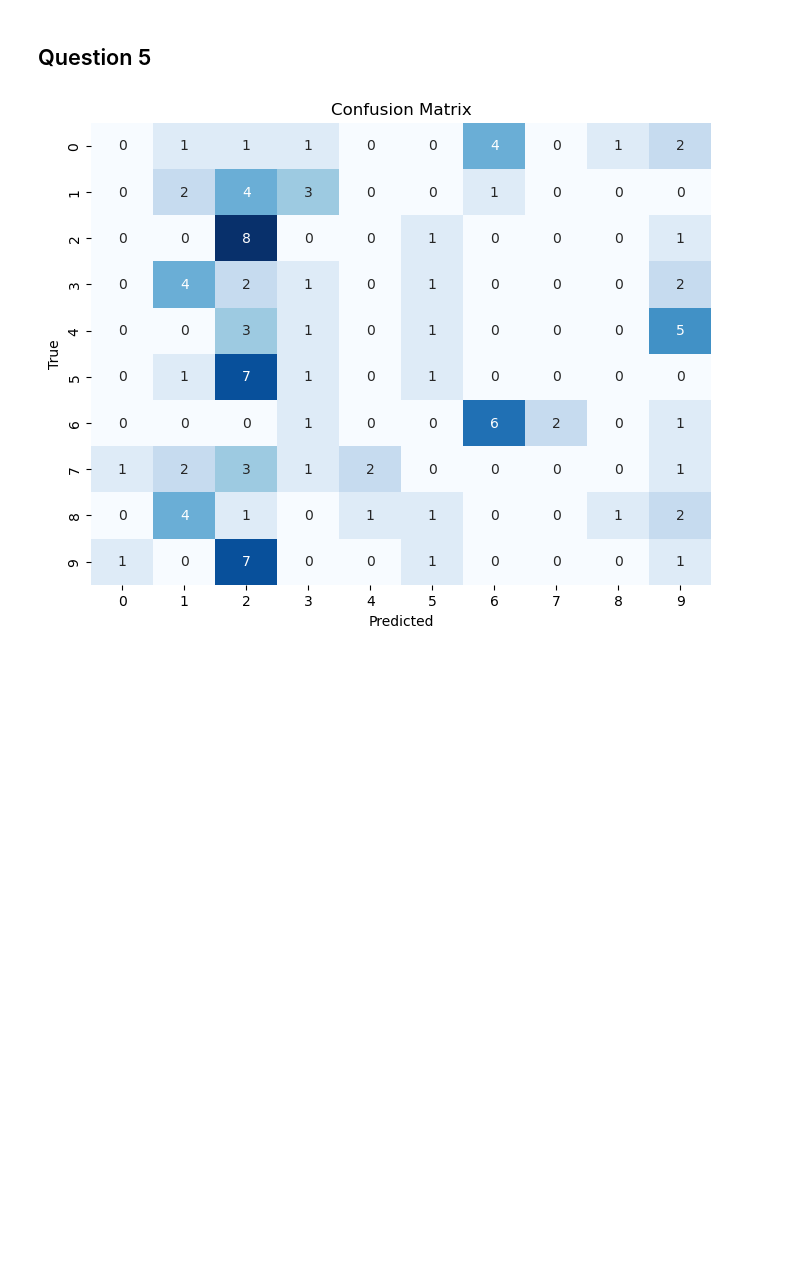
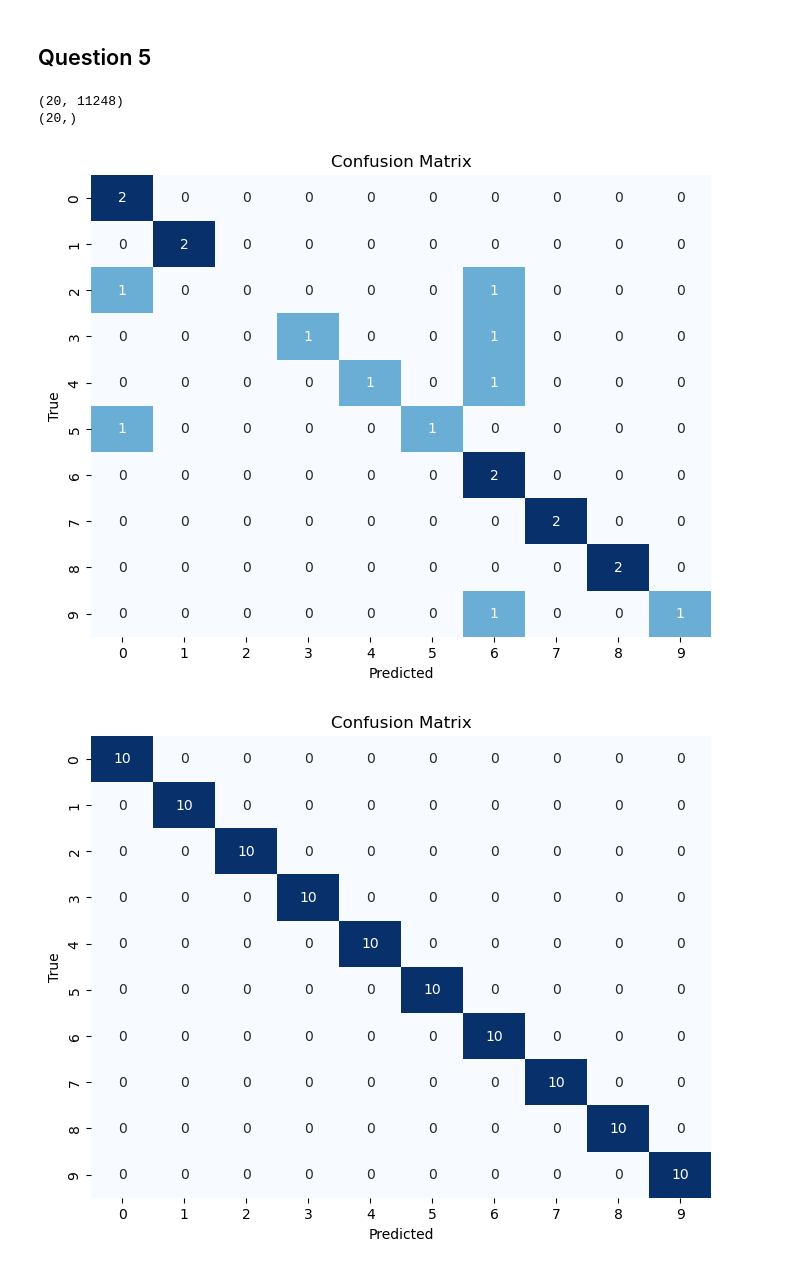
Before and after one commit to MarcoPelazza/CMRM, a Jupyter notebook: Homework1.ipynb, the cells around one changed output. Cells and saved outputs as stored; diff of their text form; code cells hidden in the pictures; blank space fills up the shorter version.

```diff
--- a/Homework1.ipynb
+++ b/Homework1.ipynb
@@ -200,7 +200,8 @@ def compute_feature_vector(x, Fs, N=2048, H=128):
     phase_nov, Fs_nov = compute_phase_novelty(x, N = N, H = H)
     nov_std = np.std(phase_nov)
     nov_mean = np.mean(phase_nov)
-    tempogram = librosa.feature.tempogram(y = x, hop_length = H, sr = Fs) # DA CONTROLLARE
+    #tempogram = librosa.feature.tempogram(y = x, hop_length = H, sr = Fs) # DA CONTROLLARE
+    #downsampled_tempogram = librosa.resample(tempogram, orig_sr = Fs, target_sr = (Fs/2))
     zcr = librosa.feature.zero_crossing_rate(y = x, hop_length = H)
     zcr_std = np.std(zcr)
     zcr_mean = np.mean(zcr)
@@ -328,6 +329,7 @@ best_svm_model, best_params, val_accuracy = find_best_model(train_fvector, genre
 print(best_params)
 print(val_accuracy)
 y_test_predict = best_svm_model.predict(test_fvector)
+x_test_predict = best_svm_model.predict(train_fvector)
 print(np.shape(y_test_predict))
 print(accuracy_score(genre_test.reshape(-1), y_test_predict))
 # %% [output]
@@ -347,24 +349,39 @@ END
 ## Question 5
 # %%
 # Classify the test set
+print(np.shape(test_fvector))
+print(np.shape(y_test_predict))
+# %% [output]
+(20, 11248)
+(20,)
 # %%
 # Print the accuracy
 
 
 # Plot the confusion matrix
 from sklearn.metrics import confusion_matrix
 from sklearn.model_selection import cross_val_predict
 import seaborn as sns
 
-y_pred_cv = cross_val_predict(best_svm_model, train_fvector, genre_train.reshape(-1), cv=5)
+#y_pred_cv = cross_val_predict(best_svm_model, train_fvector, genre_train.reshape(-1), cv=5)
 
-conf_matrix = confusion_matrix(genre_train.reshape(-1), y_pred_cv)
+conf_matrix = confusion_matrix(np.ravel(genre_test), y_test_predict)
 
 plt.figure(figsize = (8,6))
 sns.heatmap(conf_matrix, annot = True, fmt = 'd', cmap = 'Blues', cbar = False, xticklabels = np.unique(genre_train.reshape(-1)), yticklabels = np.unique(genre_train.reshape(-1)))
 plt.xlabel('Predicted')
 plt.ylabel('True')
 plt.title('Confusion Matrix')
 plt.show()
+
+conf_matrix1 = confusion_matrix(np.ravel(genre_train), x_test_predict)
+
+plt.figure(figsize = (8,6))
+sns.heatmap(conf_matrix1, annot = True, fmt = 'd', cmap = 'Blues', cbar = False, xticklabels = np.unique(genre_train.reshape(-1)), yticklabels = np.unique(genre_train.reshape(-1)))
+plt.xlabel('Predicted')
+plt.ylabel('True')
+plt.title('Confusion Matrix')
+plt.show()
 # %% [output]
-[figure, old version]
+[figure, new version]
+[figure, added]
```
Also changed, not shown: parts of 1 cell of this notebook.
